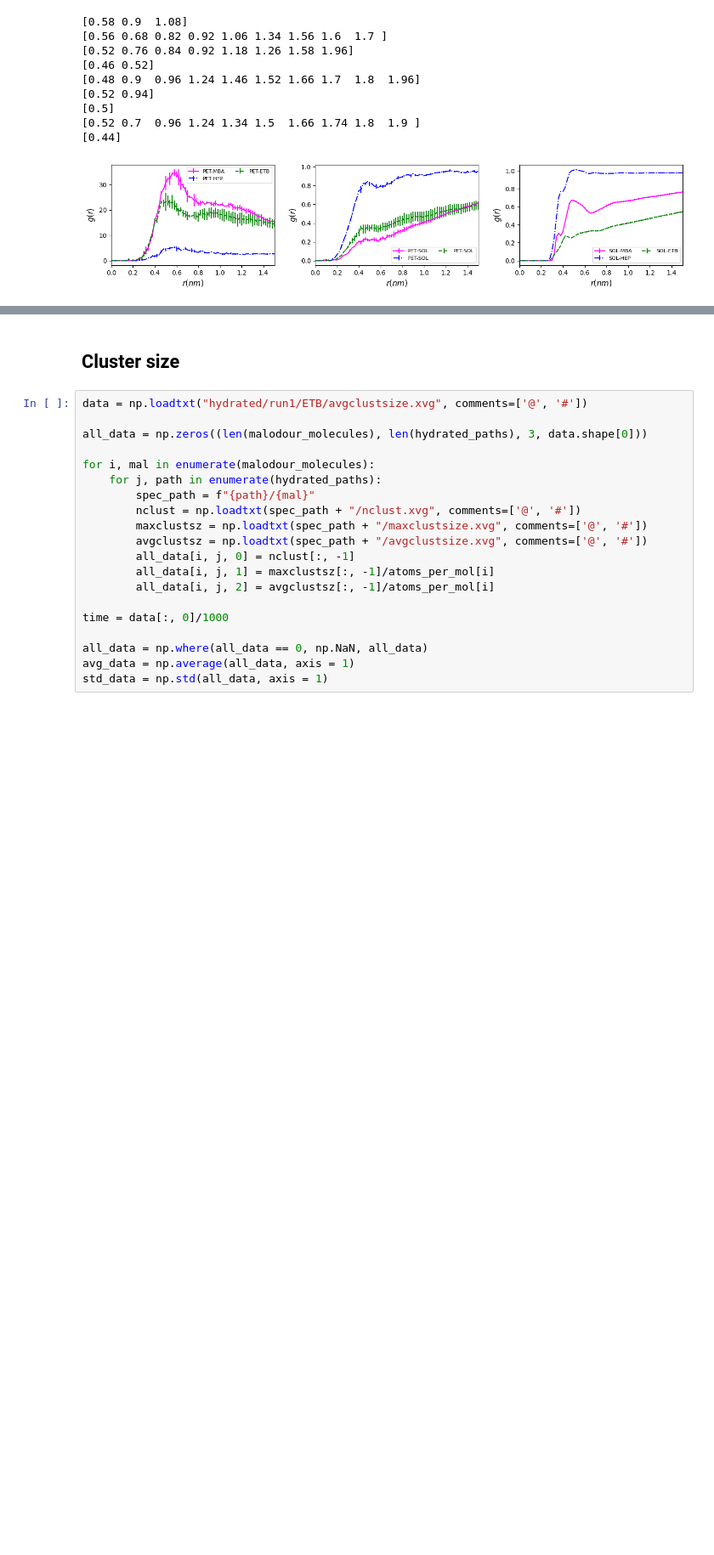
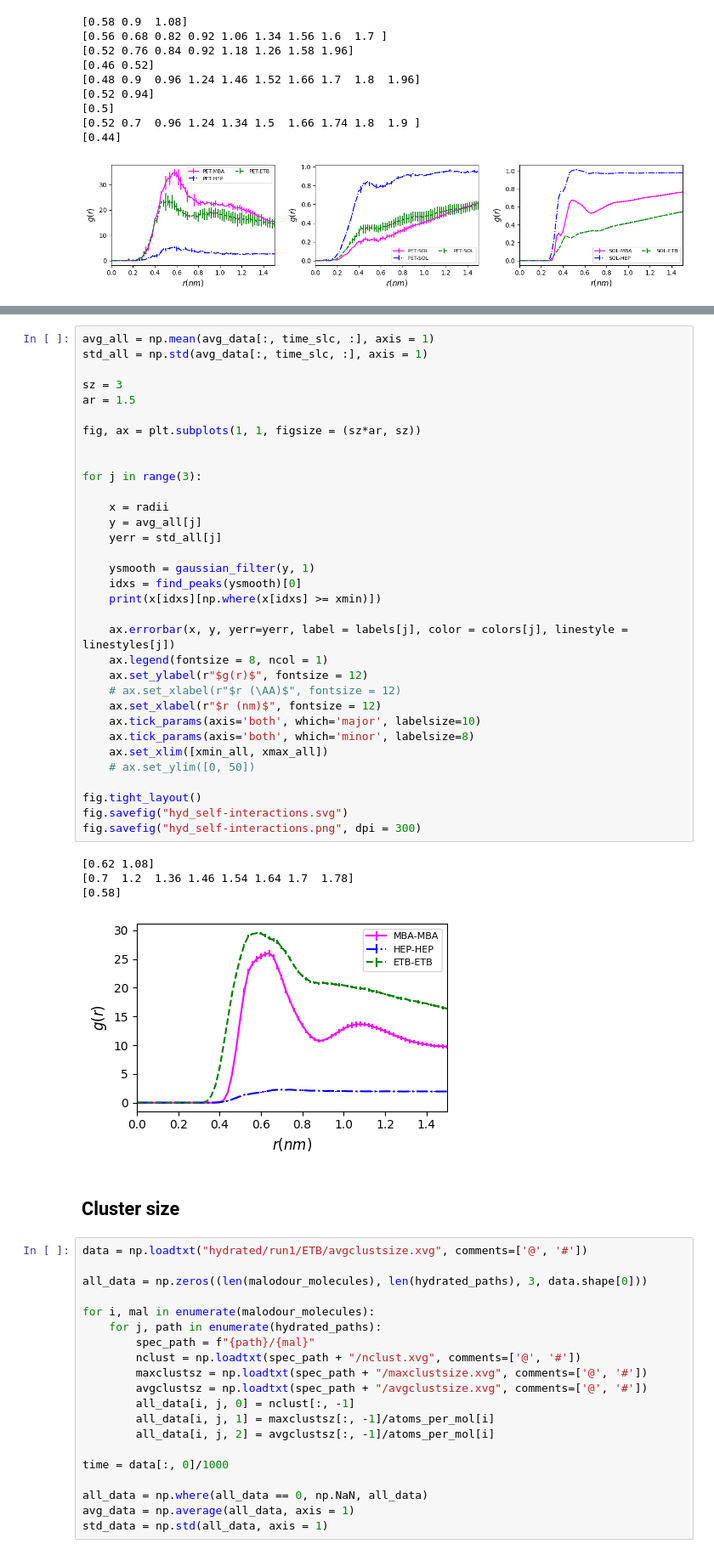
Before and after one commit to NRT-hackathon/2024-IFF, a Jupyter notebook: results/single_chain-droplet/read_xvg.ipynb, the cells around one changed output, grey strips where cells are left out. Shown at 85% size. Drawn from its saved outputs; the diff is of its cells as text; blank space fills up the shorter version.

```diff
--- a/results/single_chain-droplet/read_xvg.ipynb
+++ b/results/single_chain-droplet/read_xvg.ipynb
@@ -343,3 +398,41 @@ fig.savefig("hyd_mal-pet.png", dpi = 300)
+# %%
+avg_all = np.mean(avg_data[:, time_slc, :], axis = 1)
+std_all = np.std(avg_data[:, time_slc, :], axis = 1)
+
+sz = 3
+ar = 1.5
+
+fig, ax = plt.subplots(1, 1, figsize = (sz*ar, sz))
+
+
+for j in range(3):
+
+    x = radii
+    y = avg_all[j]
+    yerr = std_all[j]
+
+    ysmooth = gaussian_filter(y, 1)
+    idxs = find_peaks(ysmooth)[0]
+    print(x[idxs][np.where(x[idxs] >= xmin)])
+
+    ax.errorbar(x, y, yerr=yerr, label = labels[j], color = colors[j], linestyle = linestyles[j])
+    ax.legend(fontsize = 8, ncol = 1)
+    ax.set_ylabel(r"$g(r)$", fontsize = 12)
+    # ax.set_xlabel(r"$r (\AA)$", fontsize = 12)
+    ax.set_xlabel(r"$r (nm)$", fontsize = 12)
+    ax.tick_params(axis='both', which='major', labelsize=10)
+    ax.tick_params(axis='both', which='minor', labelsize=8)
+    ax.set_xlim([xmin_all, xmax_all])
+    # ax.set_ylim([0, 50])
+
+fig.tight_layout()
+fig.savefig("hyd_self-interactions.svg")
+fig.savefig("hyd_self-interactions.png", dpi = 300)
+# %% [output]
+[0.62 1.08]
+[0.7  1.2  1.36 1.46 1.54 1.64 1.7  1.78]
+[0.58]
+[figure, added]
 # %% [markdown]
 ## Cluster size
 # %%
```
Also changed, not shown: parts of 10 cells of this notebook, 2 other files.
